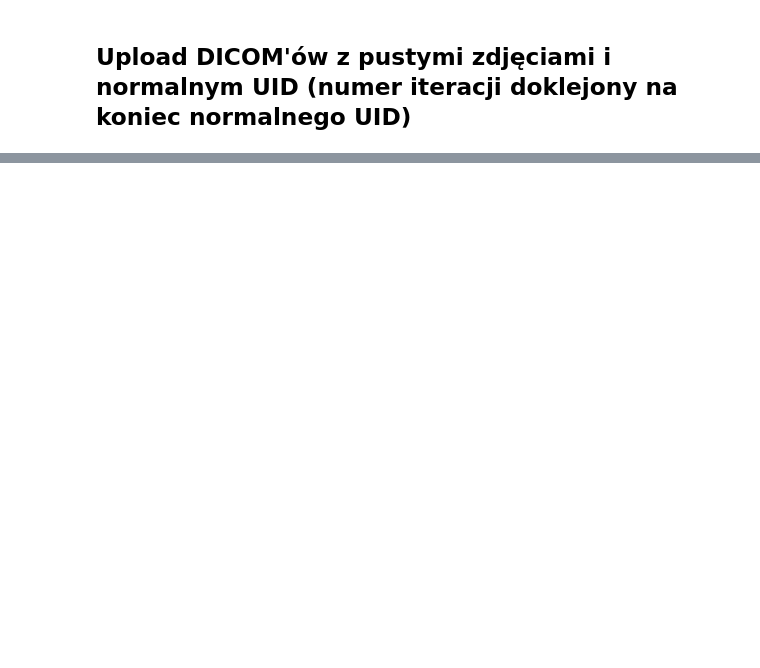
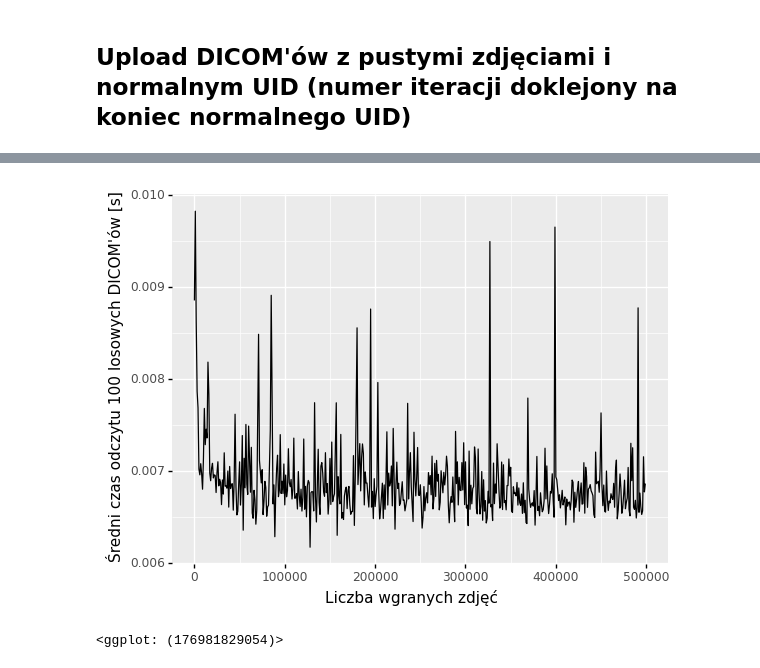
Before and after one commit to aleksanderLisiecki/PyDicom, a Jupyter notebook: data_visualising.ipynb, the cells around one changed output, grey strips where cells are left out. Saved outputs shown, nothing was run; the diff lists cells and outputs as text; code cells hidden in the pictures; blank space fills up the shorter version.

```diff
--- a/data_visualising.ipynb
+++ b/data_visualising.ipynb
@@ -92,0 +104,10 @@ df.head()
+# %%
+(
+    ggplot(df2, aes(x="number_of_images"))
+    + geom_line(aes(y="pacs_read_time"))
+    + xlab('Liczba wgranych zdjęć')
+    + ylab('Średni czas odczytu 100 losowych DICOM\'ów [s]')
+)
+# %% [output]
+[figure, added]
+<ggplot: (176981829054)>
```
Also changed, not shown: parts of 9 cells of this notebook, 1 other file.
